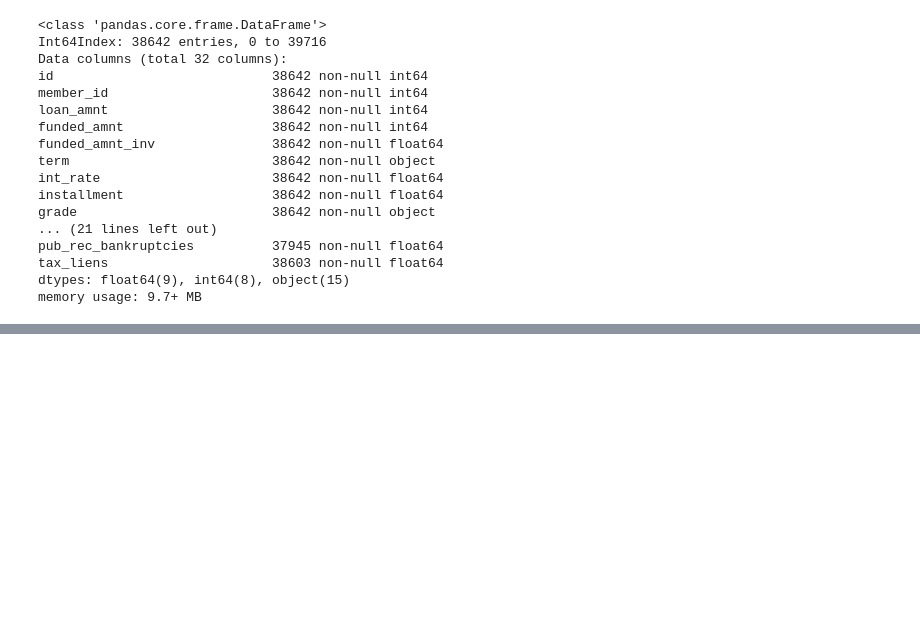
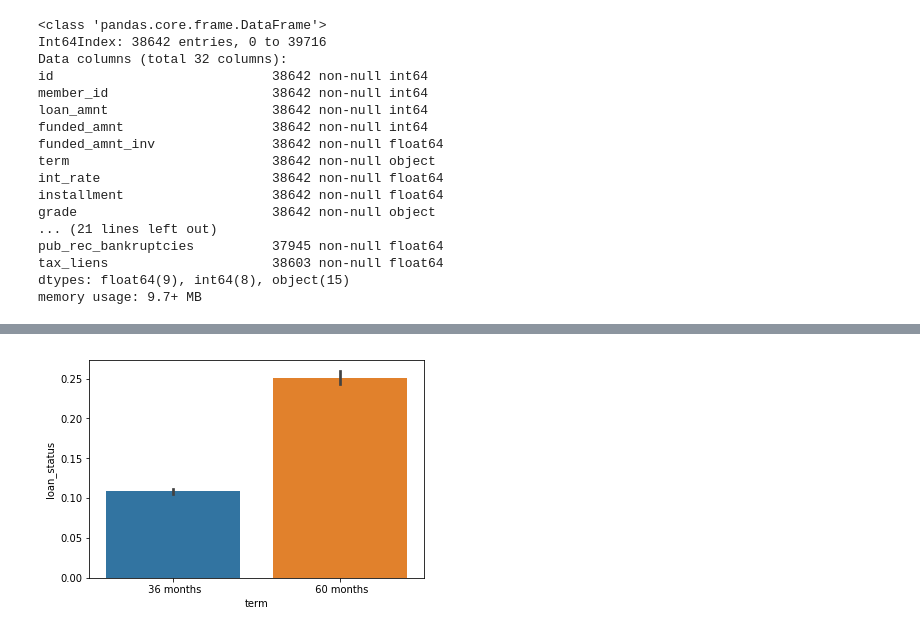
Before and after one commit to amnpandey/pgdml, a Jupyter notebook: LendingClub_assignment.ipynb, the cells around one changed output, grey strips where cells are left out. Saved outputs shown, nothing was run; the diff lists cells and outputs as text; code cells hidden in the pictures; blank space fills up the shorter version.

```diff
--- a/LendingClub_assignment.ipynb
+++ b/LendingClub_assignment.ipynb
@@ -420,0 +499,4 @@ memory usage: 9.7+ MB
+# %%
+plot_cat('term')
+# %% [output]
+[figure, added]
```
Also changed, not shown: parts of 45 cells of this notebook.
